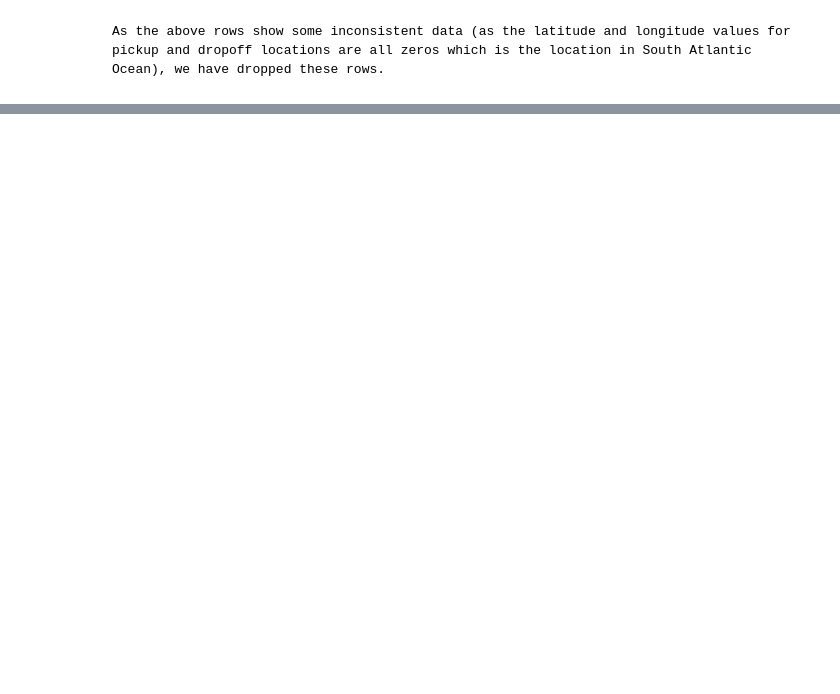
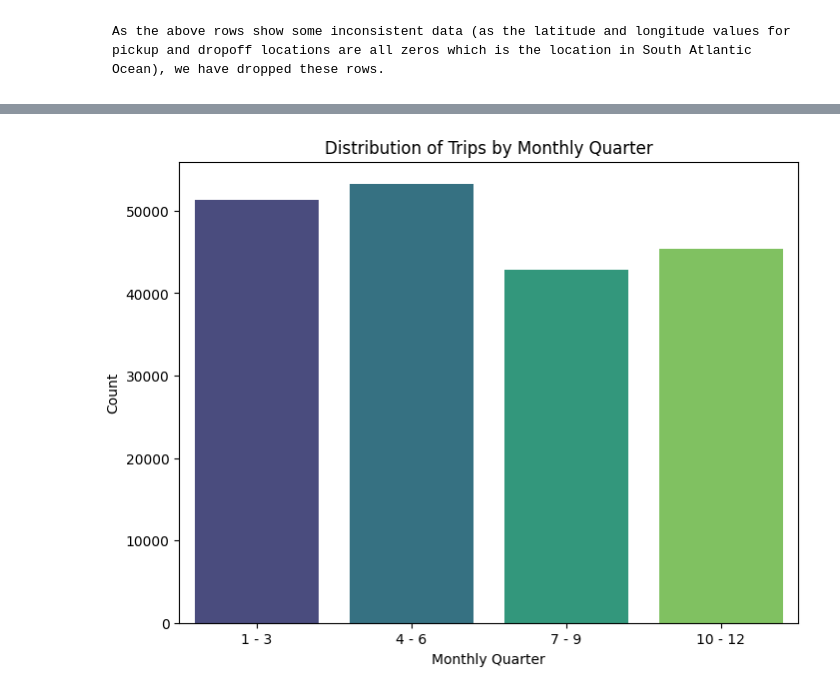
Before and after one commit to MLFOLKS/Uber_Project_Pipeline, a Jupyter notebook: notebooks/eda.ipynb, the cells around one changed output, grey strips where cells are left out. Drawn from its saved outputs; the diff is of its cells as text; code cells hidden in the pictures; blank space fills up the shorter version.

```diff
--- a/notebooks/eda.ipynb
+++ b/notebooks/eda.ipynb
@@ -334,0 +499,12 @@ plt.scatter(data = df,x='distance_travelled',y='fare_amount')
+# %%
+Hour_encoder = LabelEncoder()
+Month_encoder = LabelEncoder()
+
+df.Monthly_Quarter = Month_encoder.fit_transform(df.Monthly_Quarter)
+df.Hourly_Segments = Hour_encoder.fit_transform(df.Hourly_Segments)
+
+Hour_Segments_decoded = Hour_encoder.inverse_transform(df.Hourly_Segments)
+print("Hour Segments Decoded Categories:", Hour_Segments_decoded)
+
+Month_Segments_decoded = Month_encoder.inverse_transform(df.Monthly_Quarter)
+print("Decoded Categories:", Month_Segments_decoded)
@@ -334,0 +535,13 @@ plt.scatter(data = df,x='distance_travelled',y='fare_amount')
+# %%
+monthly_labels = ['1 - 3', '4 - 6', '7 - 9', '10 - 12']
+plt.figure(figsize=(8, 6))
+sns.countplot(data=df, x='Monthly_Quarter', palette='viridis')
+plt.xlabel('Monthly Quarter')
+plt.ylabel('Count')
+plt.title('Distribution of Trips by Monthly Quarter')
+
+plt.xticks(ticks=range(len(monthly_labels)), labels=monthly_labels)
+
+plt.show()
+# %% [output]
+[figure, added]
```
Also changed, not shown: parts of 44 cells of this notebook, 2 other files.
